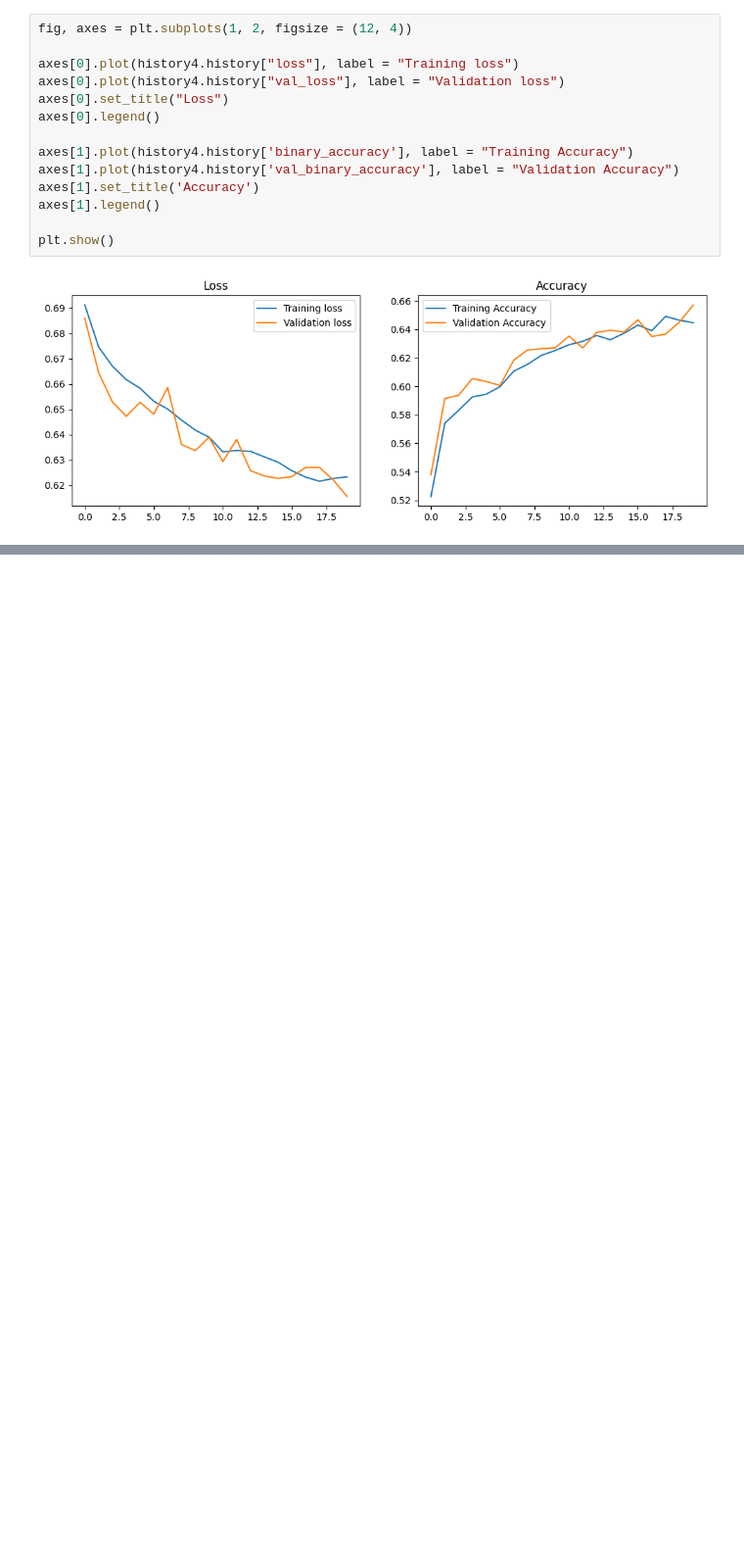
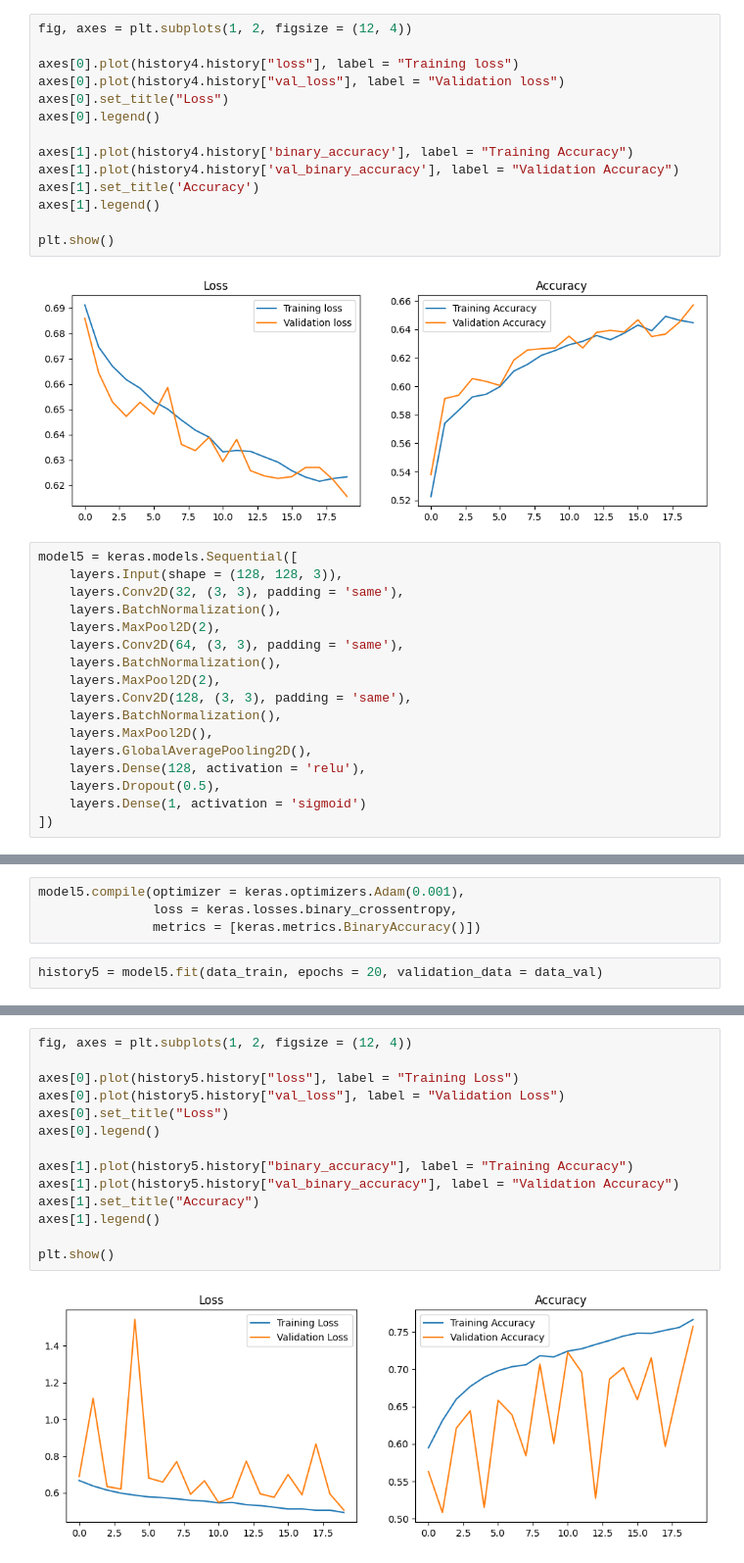
Before and after one commit to S84v/cats-vs-dogs, a Jupyter notebook: notebook.ipynb, the cells around one changed output, grey strips where cells are left out. Shown at 98% size. Saved outputs shown, nothing was run; the diff lists cells and outputs as text; blank space fills up the shorter version.

Commit message:
Added stronger model

```diff
--- a/notebook.ipynb
+++ b/notebook.ipynb
@@ -319,3 +319,20 @@ axes[1].legend()
 plt.show()
 # %% [output]
 [figure]
+# %%
+model5 = keras.models.Sequential([
+    layers.Input(shape = (128, 128, 3)),
+    layers.Conv2D(32, (3, 3), padding = 'same'),
+    layers.BatchNormalization(),
+    layers.MaxPool2D(2),
+    layers.Conv2D(64, (3, 3), padding = 'same'),
+    layers.BatchNormalization(),
+    layers.MaxPool2D(2),
+    layers.Conv2D(128, (3, 3), padding = 'same'),
+    layers.BatchNormalization(),
+    layers.MaxPool2D(),
+    layers.GlobalAveragePooling2D(),
+    layers.Dense(128, activation = 'relu'),
+    layers.Dropout(0.5),
+    layers.Dense(1, activation = 'sigmoid')
+])
@@ -321,0 +363,6 @@ plt.show()
+# %%
+model5.compile(optimizer = keras.optimizers.Adam(0.001),
+               loss = keras.losses.binary_crossentropy,
+               metrics = [keras.metrics.BinaryAccuracy()])
+# %%
+history5 = model5.fit(data_train, epochs = 20, validation_data = data_val)
@@ -321,0 +387,16 @@ plt.show()
+# %%
+fig, axes = plt.subplots(1, 2, figsize = (12, 4))
+
+axes[0].plot(history5.history["loss"], label = "Training Loss")
+axes[0].plot(history5.history["val_loss"], label = "Validation Loss")
+axes[0].set_title("Loss")
+axes[0].legend()
+
+axes[1].plot(history5.history["binary_accuracy"], label = "Training Accuracy")
+axes[1].plot(history5.history["val_binary_accuracy"], label = "Validation Accuracy")
+axes[1].set_title("Accuracy")
+axes[1].legend()
+
+plt.show()
+# %% [output]
+[figure, added]
```
Also changed, not shown: parts of 2 cells of this notebook.
